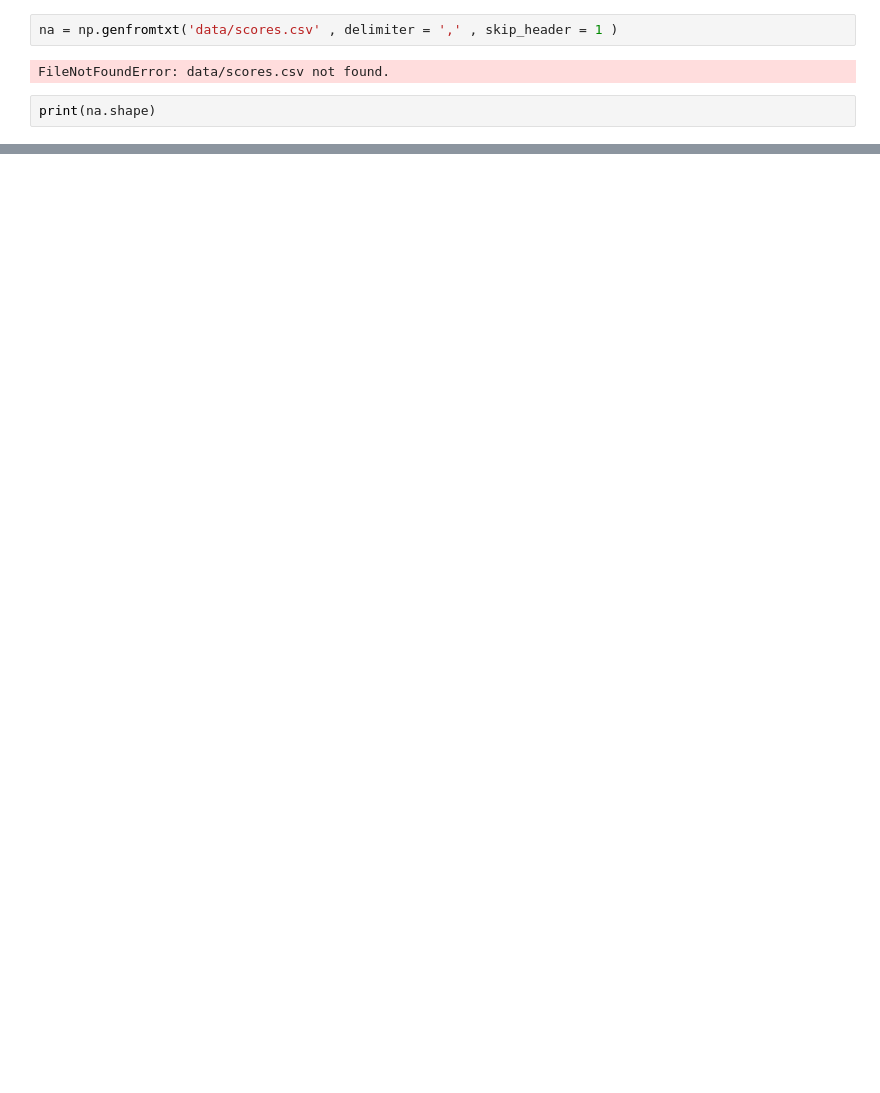
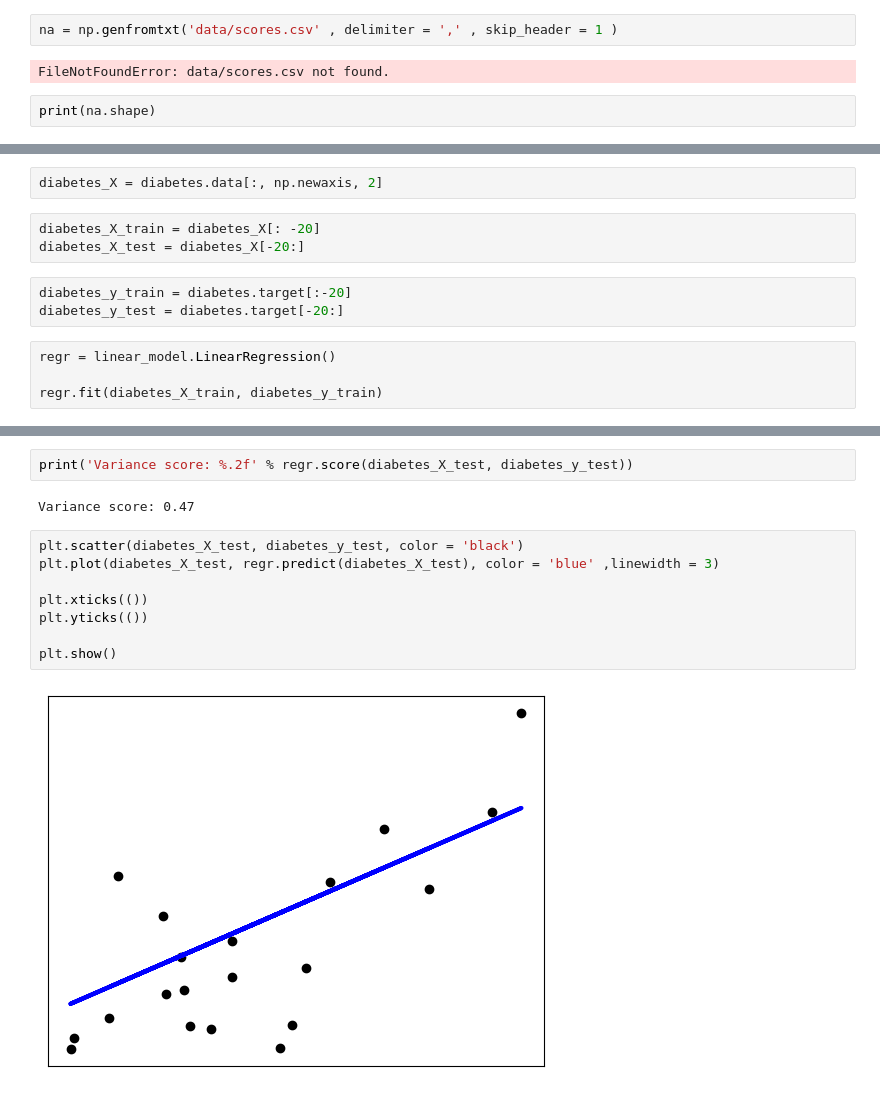
Before and after one commit to aeiou789/python101, a Jupyter notebook: Untitled-1.ipynb, the cells around one changed output, grey strips where cells are left out. Cells and saved outputs as stored; diff of their text form; blank space fills up the shorter version.

```diff
--- a/Untitled-1.ipynb
+++ b/Untitled-1.ipynb
@@ -59,0 +270,12 @@ print(na.shape)
+# %%
+diabetes_X = diabetes.data[:, np.newaxis, 2]
+# %%
+diabetes_X_train = diabetes_X[: -20]
+diabetes_X_test = diabetes_X[-20:]
+# %%
+diabetes_y_train = diabetes.target[:-20]
+diabetes_y_test = diabetes.target[-20:]
+# %%
+regr = linear_model.LinearRegression()
+
+regr.fit(diabetes_X_train, diabetes_y_train)
@@ -59,0 +292,14 @@ print(na.shape)
+# %%
+print('Variance score: %.2f' % regr.score(diabetes_X_test, diabetes_y_test))
+# %% [output]
+Variance score: 0.47
+# %%
+plt.scatter(diabetes_X_test, diabetes_y_test, color = 'black')
+plt.plot(diabetes_X_test, regr.predict(diabetes_X_test), color = 'blue' ,linewidth = 3)
+
+plt.xticks(())
+plt.yticks(())
+
+plt.show()
+# %% [output]
+[figure, added]
```
Also changed, not shown: parts of 31 cells of this notebook, 2 other files.
